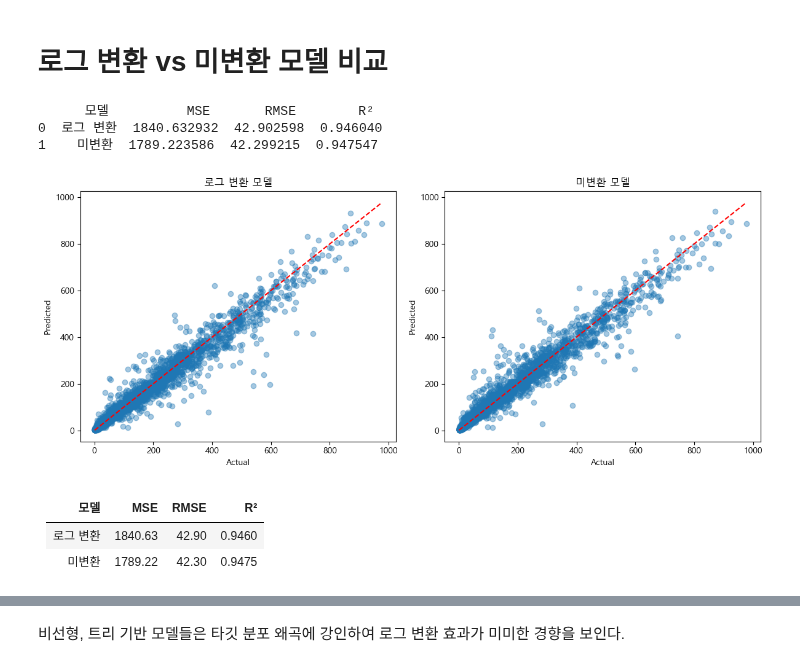
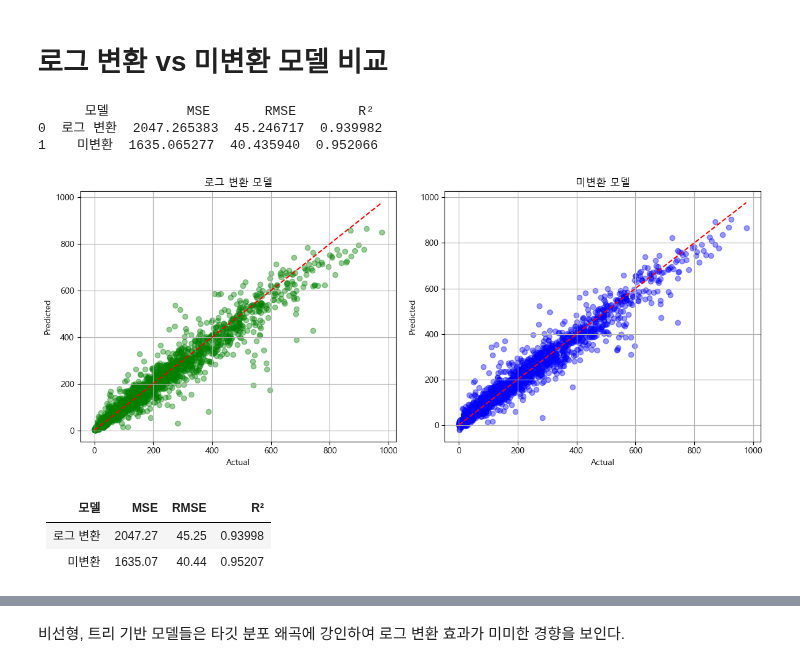
Before and after one commit to zdeik/hipython_rep, a Jupyter notebook: 회귀예측모델_자전거대여량예측하기/39.bike대여량예측모델.ipynb, the cells around one changed output, grey strips where cells are left out. Drawn from its saved outputs; the diff is of its cells as text; code cells hidden in the pictures.

```diff
--- a/회귀예측모델_자전거대여량예측하기/39.bike대여량예측모델.ipynb
+++ b/회귀예측모델_자전거대여량예측하기/39.bike대여량예측모델.ipynb
@@ -827,23 +867,23 @@ RMSLE= 0.4201
 # %% [markdown]
 # 로그 변환 vs 미변환 모델 비교
 # %%
-# 1. 로그 변환된 타깃 변수
+# 로그 변환된 타깃 변수
 y_train_log = np.log1p(y_train)
 y_test_log = np.log1p(y_test)
 
-# 2. 모델 생성
-rf_log = RandomForestRegressor(random_state=42)
-rf_raw = RandomForestRegressor(random_state=42)
+# 모델 생성
+lgbm_log = LGBMRegressor(random_state=42)
+lgbm_raw = LGBMRegressor(random_state=42)
 
-# 3. 모델 학습
-rf_log.fit(X_train, y_train_log)
-rf_raw.fit(X_train, y_train)
+# 모델 학습
+lgbm_log.fit(X_train, y_train_log)
+lgbm_raw.fit(X_train, y_train)
 
-# 4. 예측
-y_pred_log = np.expm1(rf_log.predict(X_test))  # 역변환
-y_pred_raw = rf_raw.predict(X_test)
+# 예측
+y_pred_log = np.expm1(lgbm_log.predict(X_test))  # 역변환
+y_pred_raw = lgbm_raw.predict(X_test)
 
-# 5. 평가 지표 계산
+# 평가 지표 계산
 mse_log = mean_squared_error(y_test, y_pred_log)
 rmse_log = np.sqrt(mse_log)
 r2_log = r2_score(y_test, y_pred_log)
@@ -852,7 +892,7 @@ mse_raw = mean_squared_error(y_test, y_pred_raw)
 rmse_raw = np.sqrt(mse_raw)
 r2_raw = r2_score(y_test, y_pred_raw)
 
-# 6. 결과 정리
+# 결과
 results = pd.DataFrame({
     "모델": ["로그 변환", "미변환"],
     "MSE": [mse_log, mse_raw],
@@ -863,32 +903,33 @@ results = pd.DataFrame({
 print(results)
 # %% [output]
       모델          MSE       RMSE        R²
-0  로그 변환  1840.632932  42.902598  0.946040
-1    미변환  1789.223586  42.299215  0.947547
+0  로그 변환  2047.265383  45.246717  0.939982
+1    미변환  1635.065277  40.435940  0.952066
 # %%
-import matplotlib.pyplot as plt
+plt.figure(figsize=(12,5))
 
-plt.figure(figsize=(12,5))
-plt.subplot(1,2,1)
-plt.scatter(y_test, y_pred_log, alpha=0.4)
+plt.subplot(1, 2, 1)
+plt.scatter(y_test, y_pred_log, alpha=0.4, color='green')
 plt.plot([y_test.min(), y_test.max()], [y_test.min(), y_test.max()], 'r--')
 plt.title("로그 변환 모델")
 plt.xlabel("Actual")
 plt.ylabel("Predicted")
+plt.grid(True)
 
-plt.subplot(1,2,2)
-plt.scatter(y_test, y_pred_raw, alpha=0.4)
+plt.subplot(1, 2, 2)
+plt.scatter(y_test, y_pred_raw, alpha=0.4, color='blue')
 plt.plot([y_test.min(), y_test.max()], [y_test.min(), y_test.max()], 'r--')
 plt.title("미변환 모델")
 plt.xlabel("Actual")
 plt.ylabel("Predicted")
+plt.grid(True)
 
 plt.tight_layout()
 plt.show()
 # %% [output]
-[figure, old version]
+[figure, new version]
 # %% [markdown]
-| 모델    | MSE     | RMSE  | R²     |
-| ----- | ------- | ----- | ------ |
-| 로그 변환 | 1840.63 | 42.90 | 0.9460 |
-| 미변환   | 1789.22 | 42.30 | 0.9475 |
+| 모델    | MSE     | RMSE  | R²      |
+| ----- | ------- | ----- | ------- |
+| 로그 변환 | 2047.27 | 45.25 | 0.93998 |
+| 미변환   | 1635.07 | 40.44 | 0.95207 |
```
Also changed, not shown: parts of 12 cells of this notebook, 2 other files.
